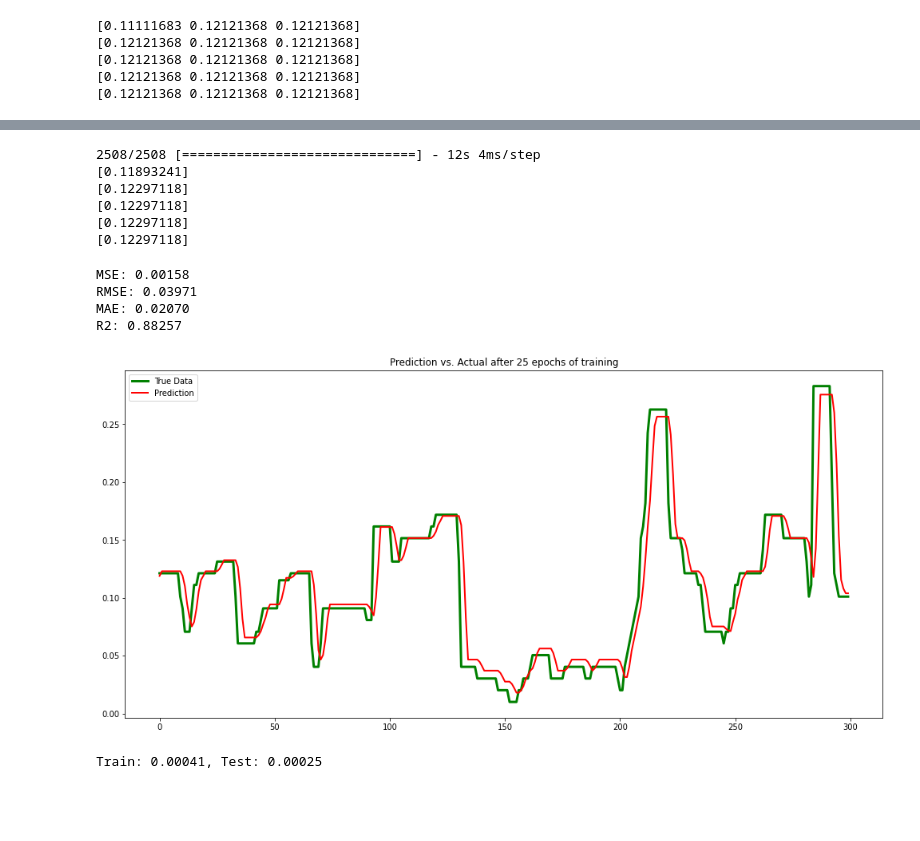
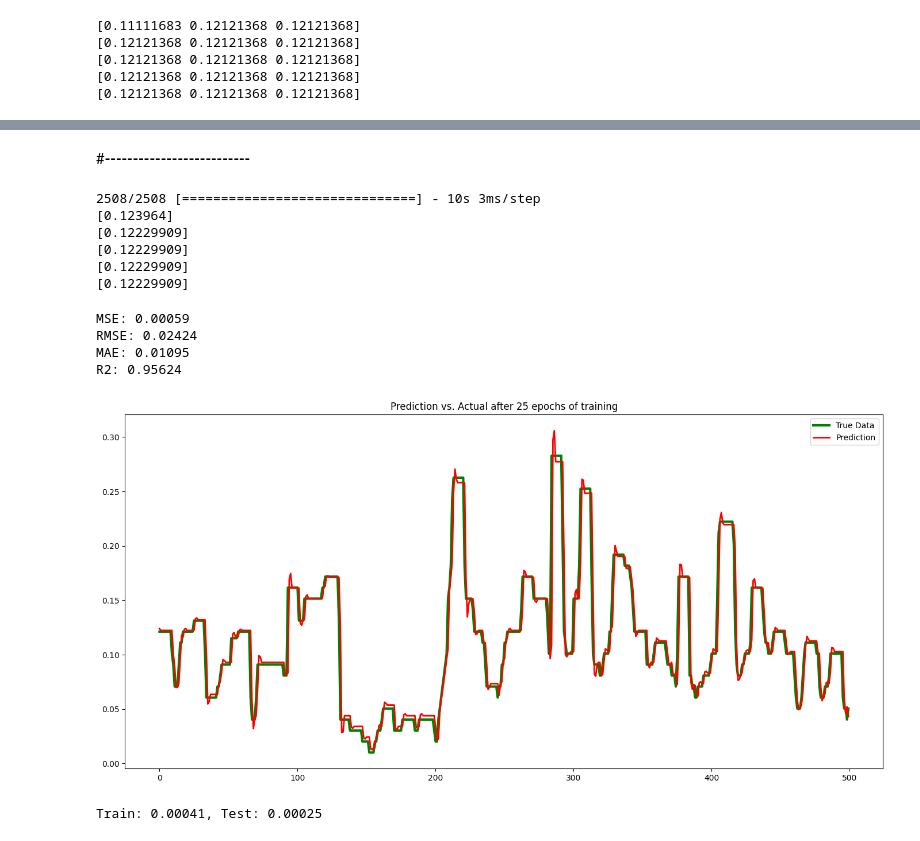
Before and after one commit to roy-sub/Time-Series-Air-Quality-Index-Prediction-and-Analysis-using-Multiple-Deep-Learning-Models, a Jupyter notebook: GRU.ipynb, the cells around one changed output, grey strips where cells are left out. Cells and saved outputs as stored; diff of their text form; code cells hidden in the pictures; blank space fills up the shorter version.

```diff
--- a/GRU.ipynb
+++ b/GRU.ipynb
@@ -209,3 +209,9 @@ for i in range(5):
 [0.12121368 0.12121368 0.12121368]
 [0.12121368 0.12121368 0.12121368]
 [0.12121368 0.12121368 0.12121368]
+# %%
+msle = tf.keras.losses.MeanSquaredLogarithmicError()
+mae = tf.keras.losses.MeanAbsoluteError()
+mse = tf.keras.losses.MeanSquaredError()
+rmse = tf.keras.metrics.RootMeanSquaredError()
+from sklearn.metrics import r2_score
@@ -228,6 +242,6 @@ regressorGRU.add(Dropout(0.2))
 # The output layer
 regressorGRU.add(Dense(units=1))
 # Compiling the RNN
-regressorGRU.compile(optimizer=SGD(lr=0.01, decay=1e-7, momentum=0.9, nesterov=False),loss='mean_squared_error', metrics=['accuracy'])
+regressorGRU.compile(optimizer=SGD(learning_rate=0.01, decay=1e-7, momentum=0.9, nesterov=False),loss='mean_squared_error', metrics=[msle])
 regressorGRU.summary()
 # %% [output]
@@ -250,5 +264,5 @@ Non-trainable params: 0
 _________________________________________________________________
 # %%
 # Fitting to the training set
-hist = regressorGRU.fit(X_split_train,y_split_train, validation_data=(X_split_test, y_split_test), epochs=10,batch_size=150, verbose = 1)
+hist = regressorGRU.fit(X_split_train,y_split_train, validation_data=(X_split_test, y_split_test), epochs=50,batch_size=64, verbose = 1)
 # %% [output]
@@ -275,14 +286,16 @@ Epoch 10/10
+# %% [markdown]
+#**--------------------------**
 # %%
 yhat = regressorGRU.predict(X_split_test)
 for i in range(5):
     print(yhat[i])
 # %% [output]
-2508/2508 [==============================] - 12s 4ms/step
-[0.11893241]
-[0.12297118]
-[0.12297118]
-[0.12297118]
-[0.12297118]
+2508/2508 [==============================] - 10s 3ms/step
+[0.123964]
+[0.12229909]
+[0.12229909]
+[0.12229909]
+[0.12229909]
 # %%
 mse = mean_squared_error(y_split_test, yhat)
 rmse = sqrt(metrics.mean_squared_error(y_split_test, yhat))
@@ -294,10 +307,10 @@ print('RMSE: %.5f' % rmse)
 print('MAE: %.5f' % mae)
 print('R2: %.5f' % r2)
 # %% [output]
-MSE: 0.00158
-RMSE: 0.03971
-MAE: 0.02070
-R2: 0.88257
+MSE: 0.00059
+RMSE: 0.02424
+MAE: 0.01095
+R2: 0.95624
 # %%
 def plot_predicted(predicted_data, true_data):
     fig, ax = plt.subplots(figsize=(17,8))
@@ -308,9 +321,9 @@ def plot_predicted(predicted_data, true_data):
     plt.legend()
     plt.show()
 # %%
-plot_predicted(yhat[:300,], y_split_test[:300,])
+plot_predicted(yhat[:500,], y_split_test[:500,])
 # %% [output]
-[figure, old version]
+[figure, new version]
 # %%
 _, train_acc = regressorGRU.evaluate(X_split_train, y_split_train, verbose=0)
 _, test_acc = regressorGRU.evaluate(X_split_test, y_split_test, verbose=0)
```
Also changed, not shown: parts of 11 cells of this notebook.
